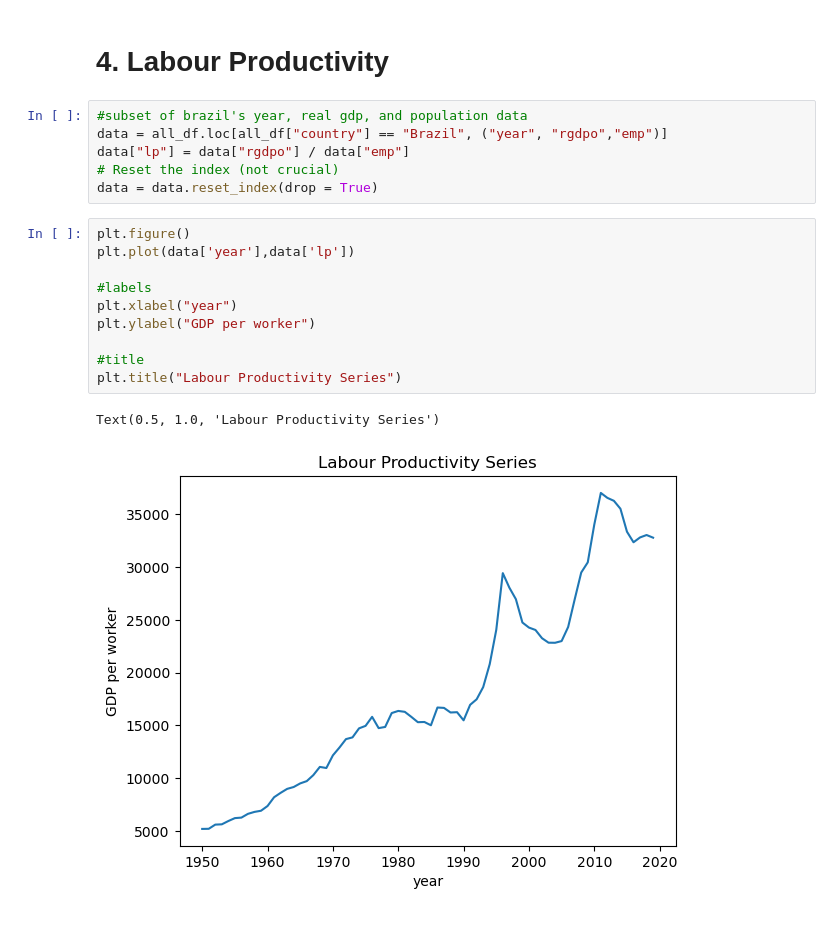
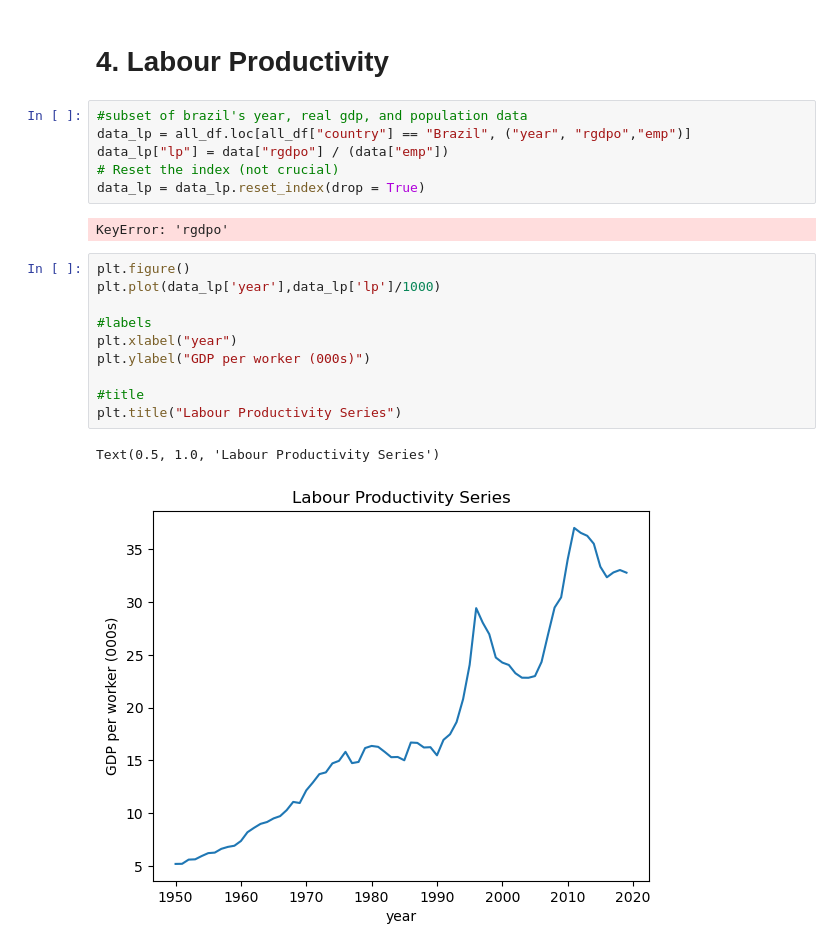
Before and after one commit to Jessie-Fung/ec2b1-brazil, a Jupyter notebook: code/code.ipynb, the cells around one changed output. Cells and saved outputs as stored; diff of their text form.

```diff
--- a/code/code.ipynb
+++ b/code/code.ipynb
@@ -110,20 +234,22 @@ Text(0.5, 1.0, 'Linear Additive: GDP & trend')
 # 4. Labour Productivity
 # %%
 #subset of brazil's year, real gdp, and population data
-data = all_df.loc[all_df["country"] == "Brazil", ("year", "rgdpo","emp")]
-data["lp"] = data["rgdpo"] / data["emp"]
+data_lp = all_df.loc[all_df["country"] == "Brazil", ("year", "rgdpo","emp")]
+data_lp["lp"] = data["rgdpo"] / (data["emp"])
 # Reset the index (not crucial)
-data = data.reset_index(drop = True)
+data_lp = data_lp.reset_index(drop = True)
+# %% [output]
+KeyError: 'rgdpo'
 # %%
 plt.figure()
-plt.plot(data['year'],data['lp'])
+plt.plot(data_lp['year'],data_lp['lp']/1000)
 
 #labels
 plt.xlabel("year")
-plt.ylabel("GDP per worker")
+plt.ylabel("GDP per worker (000s)")
 
 #title
 plt.title("Labour Productivity Series")
 # %% [output]
 Text(0.5, 1.0, 'Labour Productivity Series')
-[figure, old version]
+[figure, new version]
```
Also changed, not shown: parts of 24 cells of this notebook.
